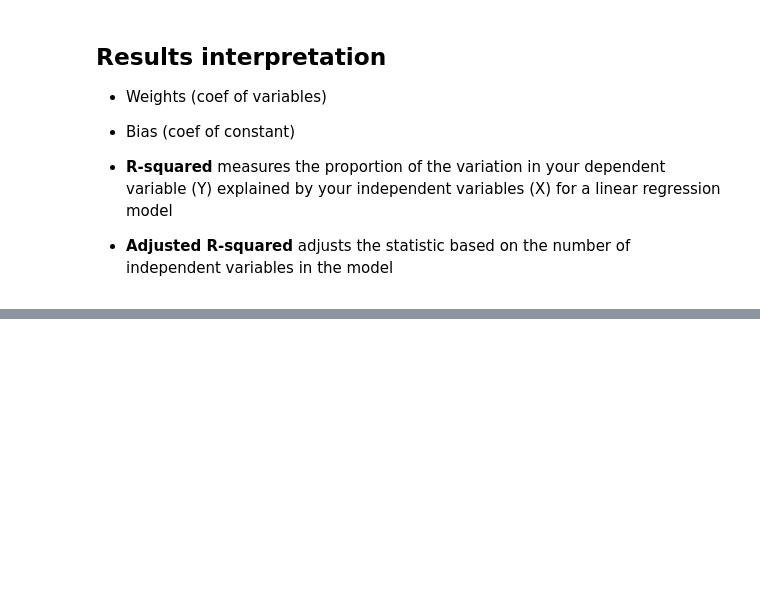
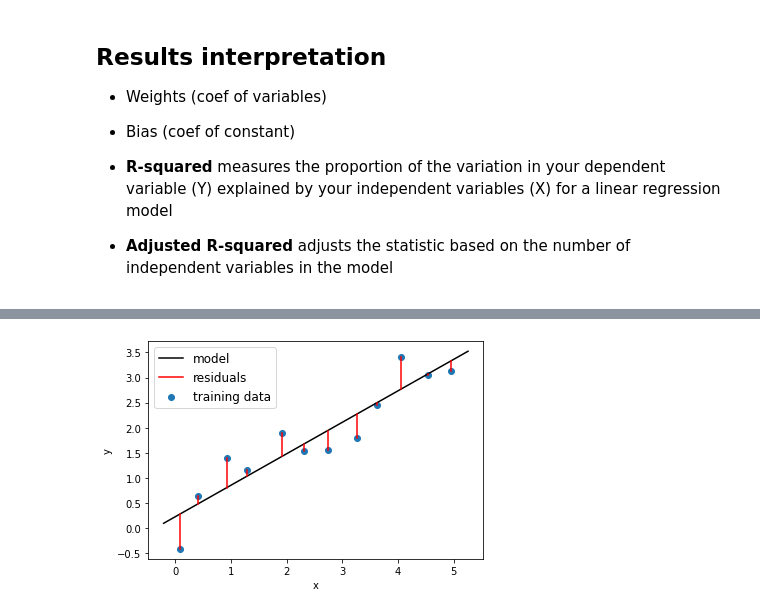
Before and after one commit to sedv8808/LighthouseLabs, a Jupyter notebook: W04D3/W04D3_intro_to_ml_and_lr.ipynb, the cells around one changed output, grey strips where cells are left out. Saved outputs shown, nothing was run; the diff lists cells and outputs as text; code cells hidden in the pictures; blank space fills up the shorter version.

```diff
--- a/W04D3/W04D3_intro_to_ml_and_lr.ipynb
+++ b/W04D3/W04D3_intro_to_ml_and_lr.ipynb
@@ -398,0 +437,25 @@ lr.score(X_test, y_test)
+# %%
+# function that I need for later
+def make_plot(lr, x, y):
+    grid = np.linspace(np.min(x)-0.3,np.max(x)+.3,1000)[:,None]
+
+    plt.scatter(x, y, label="training data")
+    plt.xlabel('x')
+    plt.ylabel('y');
+    plt.plot(grid, lr.predict(grid), 'black', label="model")
+
+    yhat = lr.predict(x[:,None])
+#     plt.scatter(x, yhat, label="training predictions")
+    for i in range(len(y)):
+        if i == 0:
+            plt.plot((x[i],x[i]),(y[i],yhat[i]), 'red', label="residuals")
+        else:
+            plt.plot((x[i],x[i]),(y[i],yhat[i]), 'red')
+
+    plt.legend(fontsize=12)
+# %%
+lr = LinearRegression()
+lr.fit(X, y);
+make_plot(lr, x, y)
+# %% [output]
+[figure, added]
```
Also changed, not shown: parts of 31 cells of this notebook.
